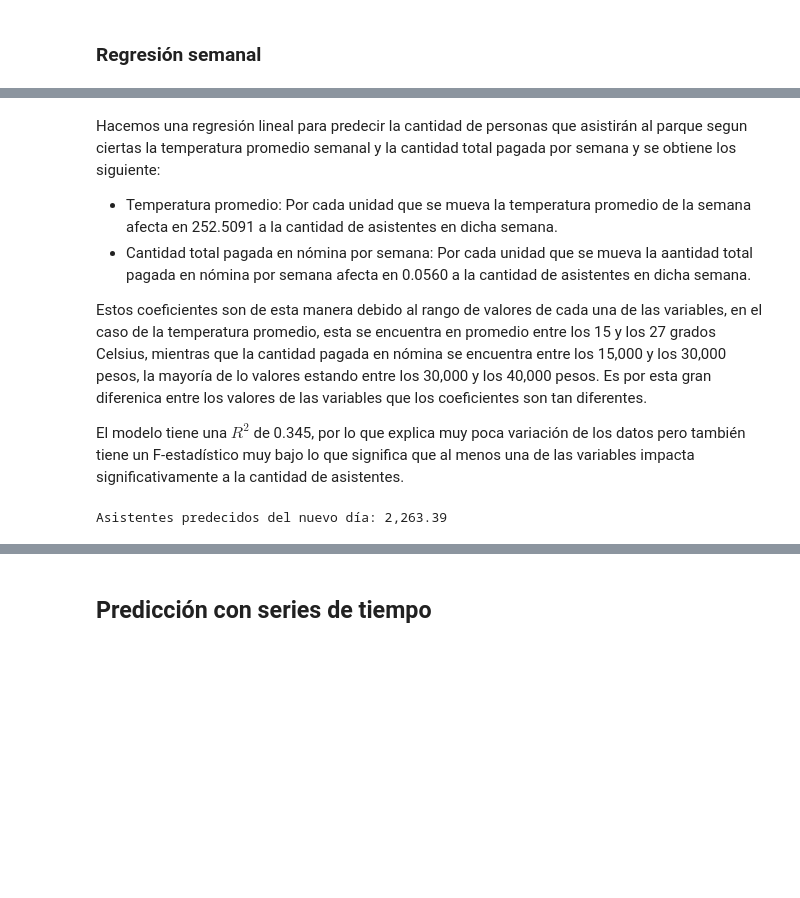
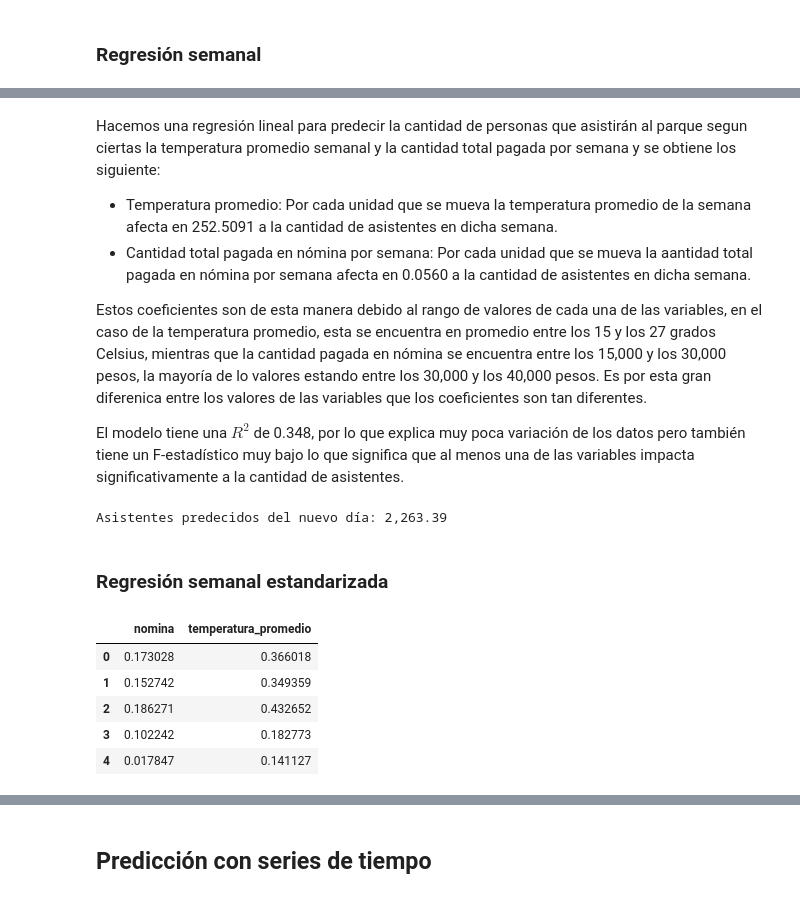
Before and after one commit to LuisMB09/lab_analisis_datos, a Jupyter notebook: Proyecto_Kelly.ipynb, the cells around one changed output, grey strips where cells are left out. Cells and saved outputs as stored; diff of their text form; code cells hidden in the pictures; blank space fills up the shorter version.

Commit message:
regresión estandarizada

```diff
--- a/Proyecto_Kelly.ipynb
+++ b/Proyecto_Kelly.ipynb
@@ -652,7 +652,7 @@ Hacemos una regresión lineal para predecir la cantidad de personas que asistir
 Estos coeficientes son de esta manera debido al rango de valores de cada una de las variables, en el caso de la temperatura promedio, esta se encuentra en promedio entre los 15 y los 27 grados Celsius, mientras que la cantidad pagada en nómina se encuentra entre los 15,000 y los 30,000 pesos, la mayoría de lo valores estando entre los 30,000 y los 40,000 pesos. Es por esta gran diferenica entre los valores de las variables que los coeficientes son tan diferentes.
 
 
-El modelo tiene una $R^2$ de 0.345, por lo que explica muy poca variación de los datos pero también tiene un F-estadístico muy bajo lo que significa que al menos una de las variables impacta significativamente a la cantidad de asistentes.
+El modelo tiene una $R^2$ de 0.348, por lo que explica muy poca variación de los datos pero también tiene un F-estadístico muy bajo lo que significa que al menos una de las variables impacta significativamente a la cantidad de asistentes.
 # %%
 new_day_data_semanal = {
     'const': [1],
@@ -667,3 +667,36 @@ asistentes_predecidos_semanal = results_semanal.predict(new_day_data_semanal)
 print(f"Asistentes predecidos del nuevo día: {asistentes_predecidos_semanal[0]:,.2f}")
 # %% [output]
 Asistentes predecidos del nuevo día: 2,263.39
+# %% [markdown]
+### Regresión semanal estandarizada
+# %%
+# Separar variables numéricas y categóricas
+numerical_features = ['nomina','temperatura_promedio']
+categorical_features = []
+
+# Hacer las categóricas dummies
+#encoded_features = pd.get_dummies(df[categorical_features],
+               #columns=categorical_features,
+               #drop_first=True)
+
+# Estandarizar variables numéricas
+data_to_model_standarized = StandardScaler().fit_transform(df_semanal[numerical_features])
+
+# Hacer dataframe variables numéricas
+df_semanal_est = pd.DataFrame(data_to_model_standarized,
+                                columns=numerical_features)
+
+# Acomodar variables categóricas
+#encoded_features_df = encoded_features.reset_index()
+
+# Juntar ambas variables
+#data_to_model = data_to_model_df.merge(encoded_features_df, on='index')
+#data_to_model = data_to_model.drop('index', axis=1)
+df_semanal_est.head()
+# %% [output]
+|  | nomina | temperatura_promedio |
+| 0 | 0.173028 | 0.366018 |
+| 1 | 0.152742 | 0.349359 |
+| 2 | 0.186271 | 0.432652 |
+| 3 | 0.102242 | 0.182773 |
+| 4 | 0.017847 | 0.141127 |
```
Also changed, not shown: parts of 12 cells of this notebook.
